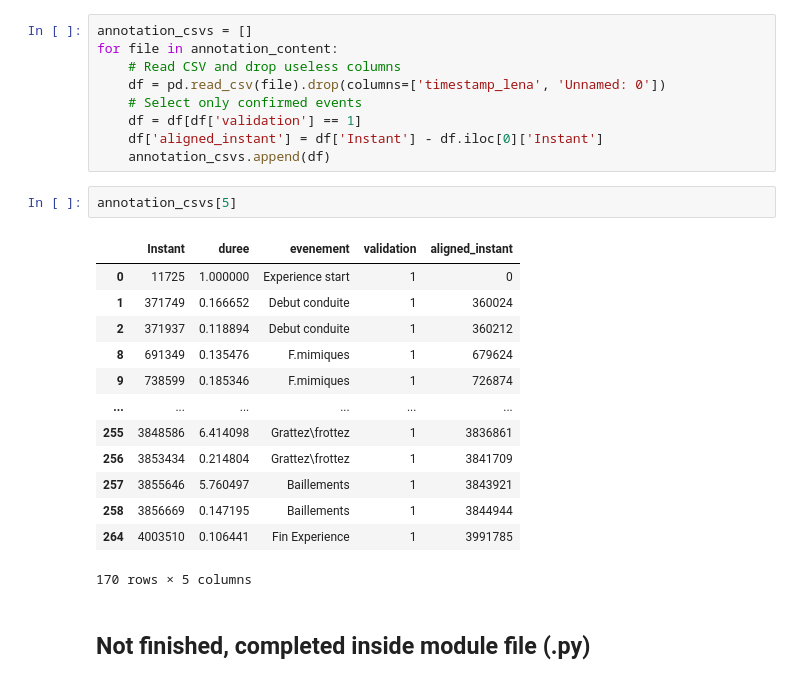
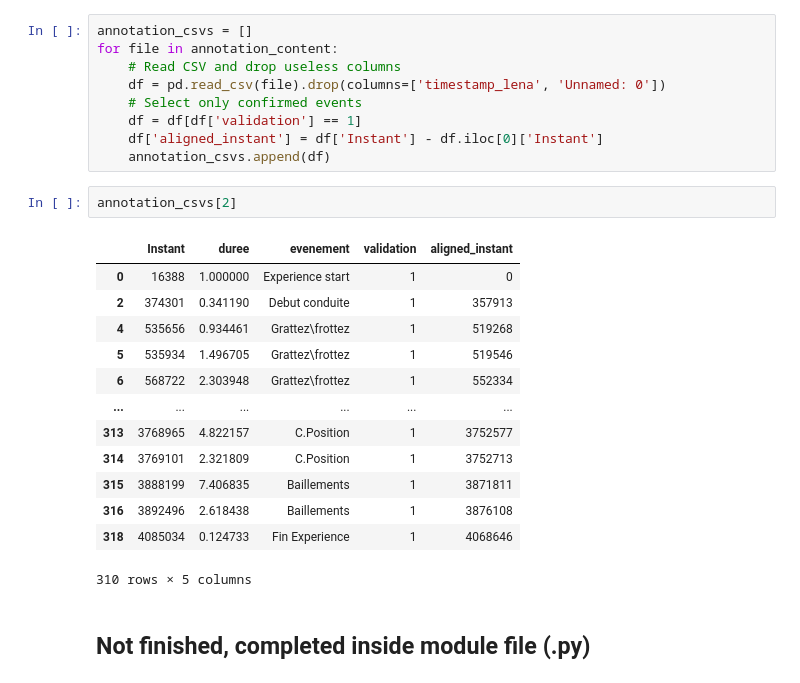
Before and after one commit to Jackfn96/3DS, a Jupyter notebook: notebooks/Time_sync.ipynb, the cells around one changed output. Drawn from its saved outputs; the diff is of its cells as text.

```diff
--- a/notebooks/Time_sync.ipynb
+++ b/notebooks/Time_sync.ipynb
@@ -206,21 +210,21 @@ for file in annotation_content:
     df['aligned_instant'] = df['Instant'] - df.iloc[0]['Instant']
     annotation_csvs.append(df)
 # %%
-annotation_csvs[5]
+annotation_csvs[2]
 # %% [output]
 |  | Instant | duree | evenement | validation | aligned_instant |
-| 0 | 11725 | 1.000000 | Experience start | 1 | 0 |
-| 1 | 371749 | 0.166652 | Debut conduite | 1 | 360024 |
-| 2 | 371937 | 0.118894 | Debut conduite | 1 | 360212 |
-| 8 | 691349 | 0.135476 | F.mimiques | 1 | 679624 |
-| 9 | 738599 | 0.185346 | F.mimiques | 1 | 726874 |
+| 0 | 16388 | 1.000000 | Experience start | 1 | 0 |
+| 2 | 374301 | 0.341190 | Debut conduite | 1 | 357913 |
+| 4 | 535656 | 0.934461 | Grattez\frottez | 1 | 519268 |
+| 5 | 535934 | 1.496705 | Grattez\frottez | 1 | 519546 |
+| 6 | 568722 | 2.303948 | Grattez\frottez | 1 | 552334 |
 | ... | ... | ... | ... | ... | ... |
-| 255 | 3848586 | 6.414098 | Grattez\frottez | 1 | 3836861 |
-| 256 | 3853434 | 0.214804 | Grattez\frottez | 1 | 3841709 |
-| 257 | 3855646 | 5.760497 | Baillements | 1 | 3843921 |
-| 258 | 3856669 | 0.147195 | Baillements | 1 | 3844944 |
-| 264 | 4003510 | 0.106441 | Fin Experience | 1 | 3991785 |
+| 313 | 3768965 | 4.822157 | C.Position | 1 | 3752577 |
+| 314 | 3769101 | 2.321809 | C.Position | 1 | 3752713 |
+| 315 | 3888199 | 7.406835 | Baillements | 1 | 3871811 |
+| 316 | 3892496 | 2.618438 | Baillements | 1 | 3876108 |
+| 318 | 4085034 | 0.124733 | Fin Experience | 1 | 4068646 |
-170 rows × 5 columns
+310 rows × 5 columns
 # %% [markdown]
 ## Not finished, completed inside module file (.py)
 # %%
```
Also changed, not shown: parts of 13 cells of this notebook, 1 other file.
